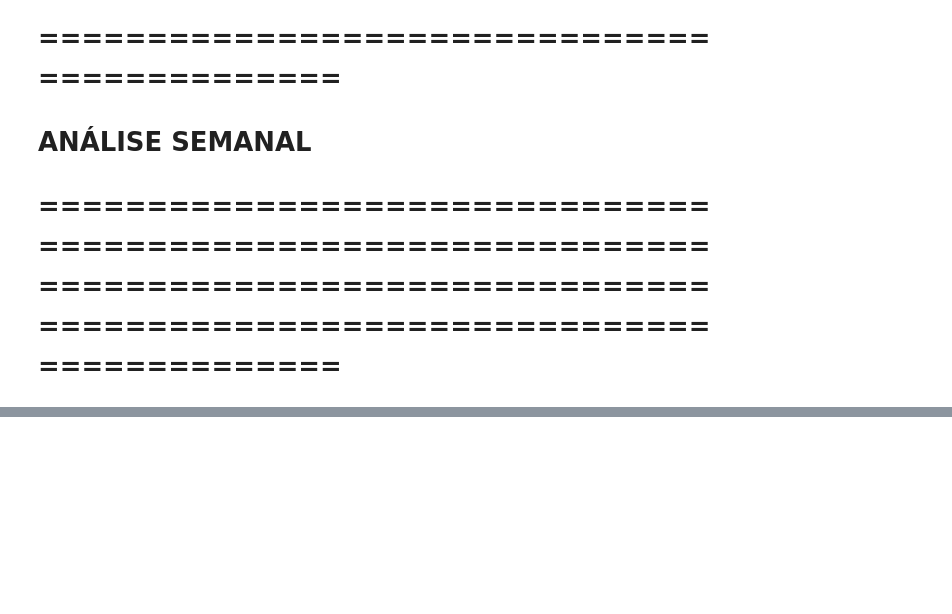
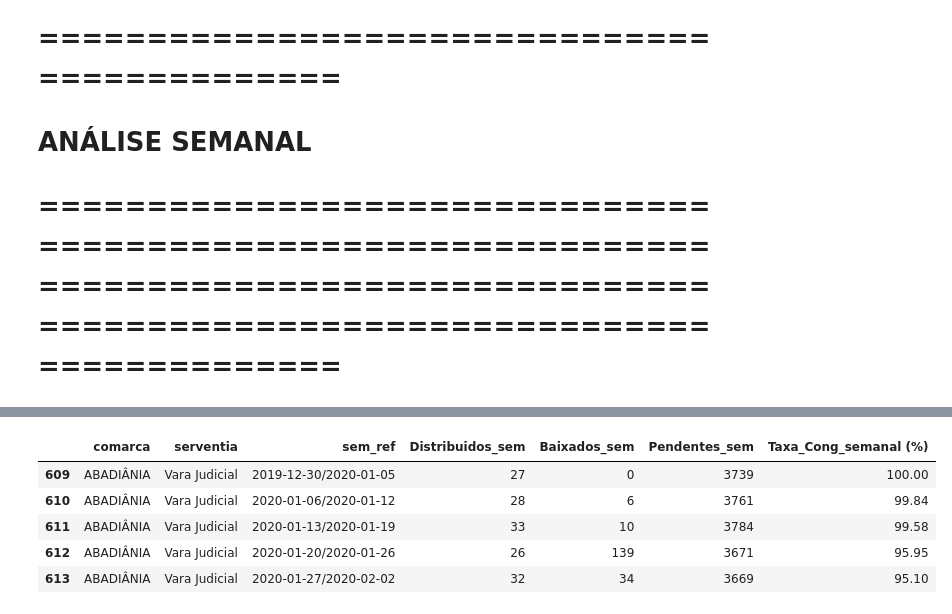
Before and after one commit to dvjuliocesar/TJGO_Projeto7_TxCongGeral, a Jupyter notebook: tx_cong_sep.ipynb, the cells around one changed output, grey strips where cells are left out. Saved outputs shown, nothing was run; the diff lists cells and outputs as text; code cells hidden in the pictures; blank space fills up the shorter version.

```diff
--- a/tx_cong_sep.ipynb
+++ b/tx_cong_sep.ipynb
@@ -557,3 +549,15 @@ df_results_semanal.head()
 # %%
 # Grava o arquivo MENSAL concatenado, no formato JSON, na pasta results_concat
 df_results_semanal.to_json("results_concat/tx_cong_semanal.json", orient="records", force_ascii=False)
+# %%
+# Filtrar apenas semanas de 2020
+df_2020 = df_global_semanal[df_global_semanal['sem_ref'].astype(str).str.contains('2020')]
+
+df_2020.head()
+# %% [output]
+|  | comarca | serventia | sem_ref | Distribuidos_sem | Baixados_sem | Pendentes_sem | Taxa_Cong_semanal (%) |
+| 609 | ABADIÂNIA | Vara Judicial | 2019-12-30/2020-01-05 | 27 | 0 | 3739 | 100.00 |
+| 610 | ABADIÂNIA | Vara Judicial | 2020-01-06/2020-01-12 | 28 | 6 | 3761 | 99.84 |
+| 611 | ABADIÂNIA | Vara Judicial | 2020-01-13/2020-01-19 | 33 | 10 | 3784 | 99.58 |
+| 612 | ABADIÂNIA | Vara Judicial | 2020-01-20/2020-01-26 | 26 | 139 | 3671 | 95.95 |
+| 613 | ABADIÂNIA | Vara Judicial | 2020-01-27/2020-02-02 | 32 | 34 | 3669 | 95.10 |
```
Also changed, not shown: parts of 7 cells of this notebook.
